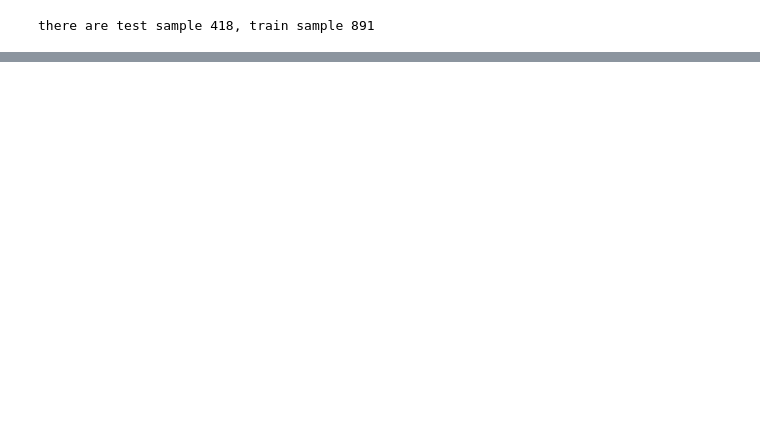
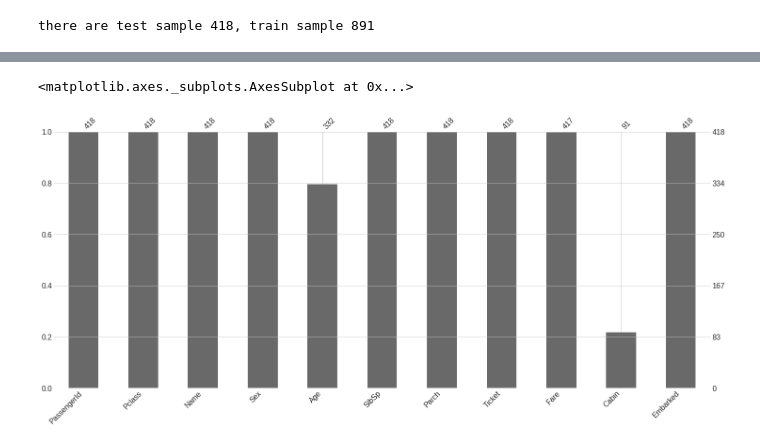
Before and after one commit to A01706648/TC3006C_Deliver, a Jupyter notebook: CleanData/CleanData.ipynb, the cells around one changed output, grey strips where cells are left out. Drawn from its saved outputs; the diff is of its cells as text; code cells hidden in the pictures; blank space fills up the shorter version.

```diff
--- a/CleanData/CleanData.ipynb
+++ b/CleanData/CleanData.ipynb
@@ -165,0 +231,5 @@ there are test sample 418, train sample 891
+# %%
+msno.bar(df_test)
+# %% [output]
+<matplotlib.axes._subplots.AxesSubplot at 0x...>
+[figure, added]
```
Also changed, not shown: parts of 14 cells of this notebook.
